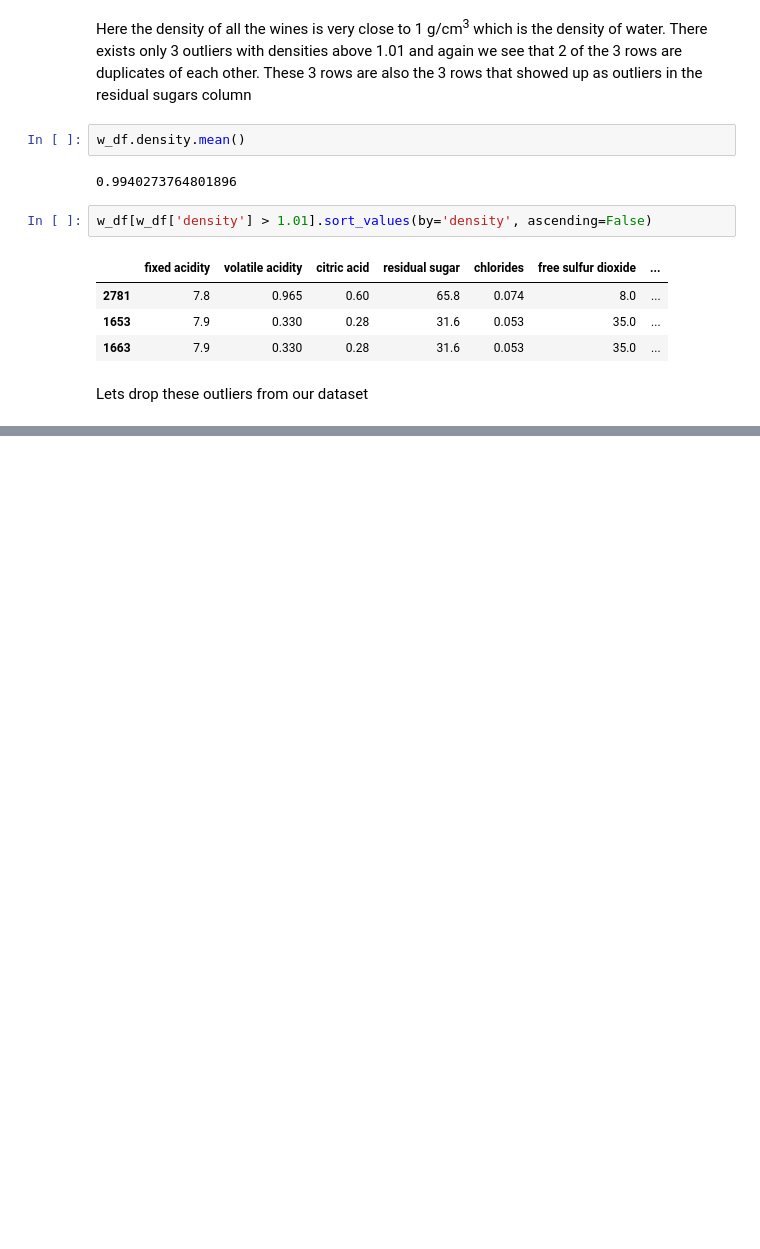
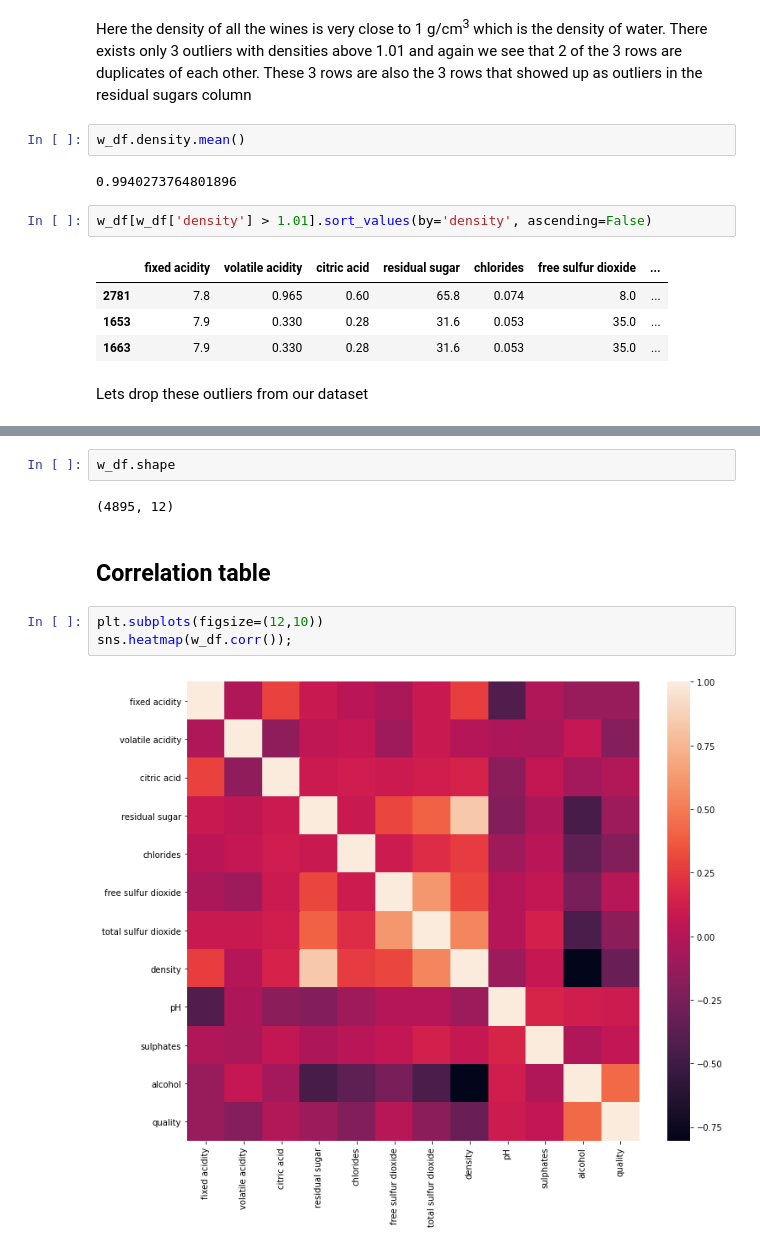
Before and after one commit to clementchen163/Wine-Quality, a Jupyter notebook: Wine Quality Code.ipynb, the cells around one changed output, grey strips where cells are left out. Cells and saved outputs as stored; diff of their text form; blank space fills up the shorter version.

```diff
--- a/Wine Quality Code.ipynb
+++ b/Wine Quality Code.ipynb
@@ -178,0 +180,11 @@ KeyError: '[2781, 1653, 1663] not found in axis'
+# %%
+w_df.shape
+# %% [output]
+(4895, 12)
+# %% [markdown]
+## Correlation table
+# %%
+plt.subplots(figsize=(12,10))
+sns.heatmap(w_df.corr());
+# %% [output]
+[figure, added]
```
Also changed, not shown: parts of 12 cells of this notebook.
